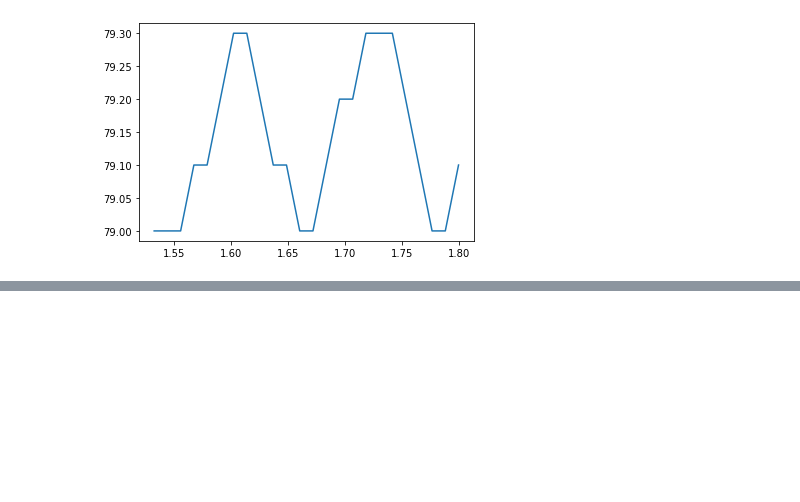
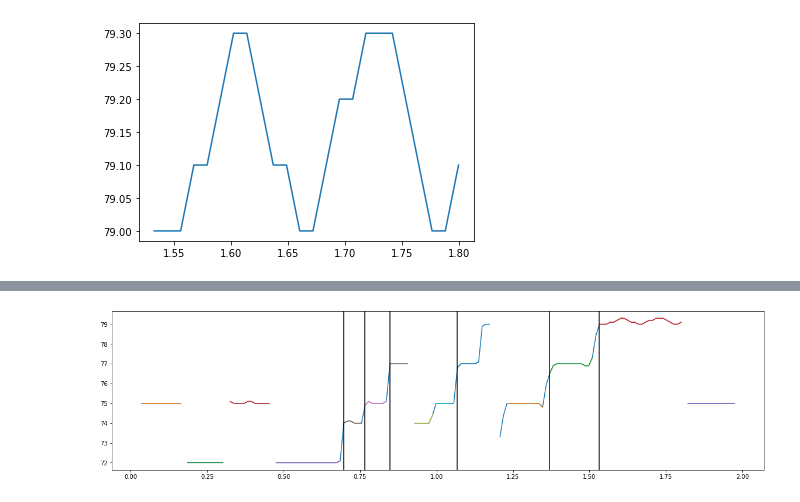
Before and after one commit to jwang44/GuitarPro-Stuff, a Jupyter notebook: analyze_f0.ipynb, the cells around one changed output, grey strips where cells are left out. Drawn from its saved outputs; the diff is of its cells as text; code cells hidden in the pictures; blank space fills up the shorter version.

```diff
--- a/analyze_f0.ipynb
+++ b/analyze_f0.ipynb
@@ -290,0 +353,42 @@ for i in master_note_events:
+# %%
+# the directory for preprocessed audio files (mono audio segments that has a reasonable length)
+FILTERED_AUDIO_DIR = "/Volumes/MacOnly/UG_proc/all_time_top_by_hits/mono_audio_segments_filtered"
+# vibrato example
+file = "DragonForce - Through The Fire And Flames_Lead 1_0_0s.wav"
+y, sr = librosa.load(os.path.join(FILTERED_AUDIO_DIR, file), sr=None)
+# the vibrato is at 28.5-28.8s
+y = y[27*sr: 29*sr]
+f0, _, _ = librosa.pyin(
+    y, fmin=librosa.note_to_hz("C2"), fmax=librosa.note_to_hz("G6"), sr=sr, center=False
+)
+times = librosa.times_like(f0, sr=sr, hop_length=512, n_fft=2048)
+# convert F0 sequence to MIDI note sequence
+notes = librosa.hz_to_midi(f0)
+
+f0_segments = get_continous_f0_segments(notes)
+# HAMMER-ON PULL-OFF candidates (indices)
+hp_candidates = []
+# a master list of all valid note events in an audio file
+master_note_events = []
+for f0_segment in f0_segments:
+    note_events = get_note_events_from_f0_segment(notes, f0_segment)
+    last_note_event = note_events[0]
+    for note_event in note_events[1:]:
+        index = note_event[0]
+        last_index = last_note_event[-1]
+        # calculate the pitch difference between the first frame of current note event
+        # and the last frame of last note event
+        # hammer/pull should introduce at least 1 semitone sudden pitch change (allow 0.3 error in F0 estimation)
+        if abs(notes[index] - notes[last_index]) >= 0.7:
+            hp_candidates.append(index)
+        last_note_event = note_event
+    master_note_events.extend(note_events)
+
+plt.figure(figsize=(20, 5))
+plt.plot(times, notes)
+for note_event in master_note_events:
+    plt.plot(times[note_event], notes[note_event])
+for index in hp_candidates:
+    plt.axvline(x=times[index], color='k')
+# %% [output]
+[figure, added]
```
Also changed, not shown: parts of 13 cells of this notebook.
